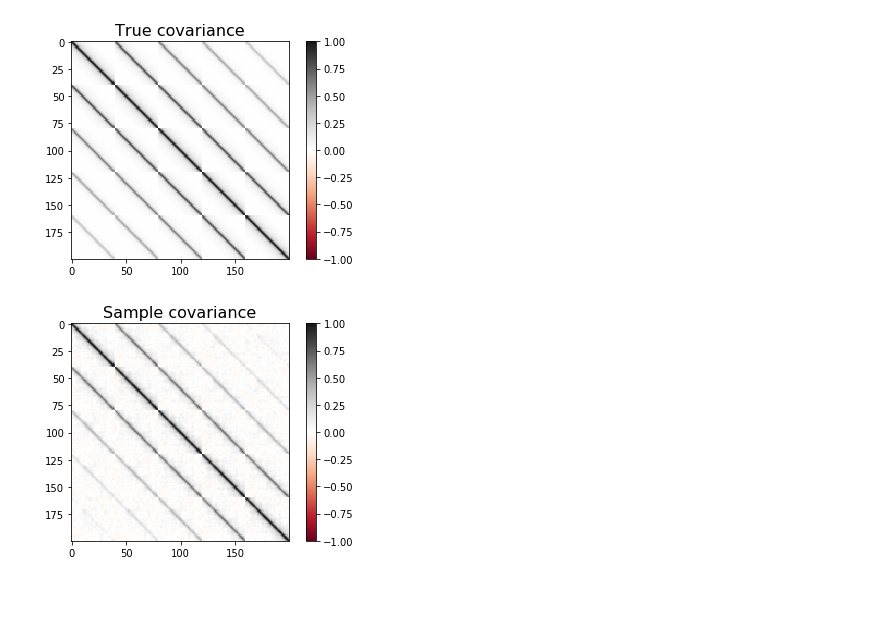
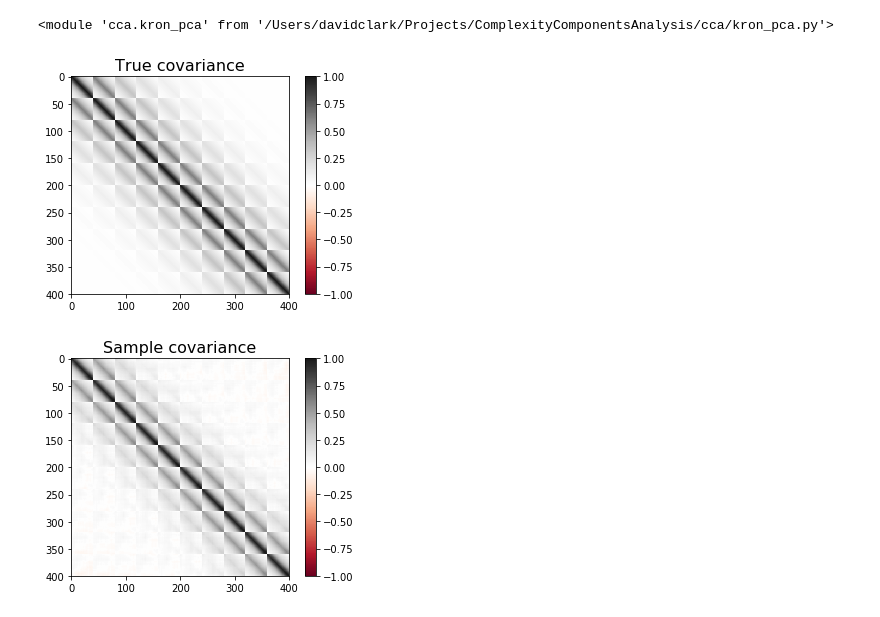
Before and after one commit to BouchardLab/DynamicalComponentsAnalysis, a Jupyter notebook: notebooks/RobustKronPCA-test.ipynb, the cells around one changed output. Saved outputs shown, nothing was run; the diff lists cells and outputs as text; code cells hidden in the pictures.

```diff
--- a/notebooks/RobustKronPCA-test.ipynb
+++ b/notebooks/RobustKronPCA-test.ipynb
@@ -2,32 +2,40 @@
 import numpy as np
 import matplotlib.pyplot as plt
 import scipy.linalg
+import sys
+from imp import reload
 
 from cca import kron_pca
 from cca import synth_data
+
+reload(kron_pca)
+# %% [output]
+<module 'cca.kron_pca' from '/Users/davidclark/Projects/ComplexityComponentsAnalysis/cca/kron_pca.py'>
 # %%
 #Make a Kernel and compute true covariance matrix
 
 N = 40
-num_lags = 5
+num_lags = 10
 
-K_1 = synth_data.gen_gp_kernel(kernel_type="squared_exp", spatial_scale=2.0, temporal_scale=5.0)
-K_2 = synth_data.gen_gp_kernel(kernel_type="exp", spatial_scale=5.0, temporal_scale=2.0)
+K_1 = synth_data.gen_gp_kernel(kernel_type="squared_exp", spatial_scale=10.0, temporal_scale=1.0)
+K_2 = synth_data.gen_gp_kernel(kernel_type="exp", spatial_scale=15.0, temporal_scale=2.0)
+K_3 = synth_data.gen_gp_kernel(kernel_type="squared_exp", spatial_scale=25.0, temporal_scale=3.0)
+
 def K(t1, t2, x1, x2):
-    return (K_1(t1, t2, x1, x2) + K_2(t1, t2, x1, x2))/2
+    return (K_1(t1, t2, x1, x2) + K_2(t1, t2, x1, x2) + K_3(t1, t2, x1, x2))/3.
 
 true_cov = synth_data.gen_gp_cov(num_lags, N, K)
 
 plt.imshow(true_cov, vmin=-1, vmax=1, cmap="RdGy")
 plt.colorbar()
 plt.title("True covariance", fontsize=16)
 plt.show()
 # %% [output]
-[figure, old version]
+[figure, new version]
 # %%
-#Generate finite data from the Kernel
+# Generate finite data from the Kernel
 
-num_samples = 500
+num_samples = 400
 X = synth_data.sample_gp(kernel=K, T=num_lags, N=N, num_to_concat=num_samples)
 
 #Compute sample covariance matrix
@@ -46,4 +54,4 @@ plt.colorbar()
 plt.title("Sample covariance", fontsize=16)
 plt.show()
 # %% [output]
-[figure, old version]
+[figure, new version]
```
Also changed, not shown: parts of 10 cells of this notebook, 2 other files.
